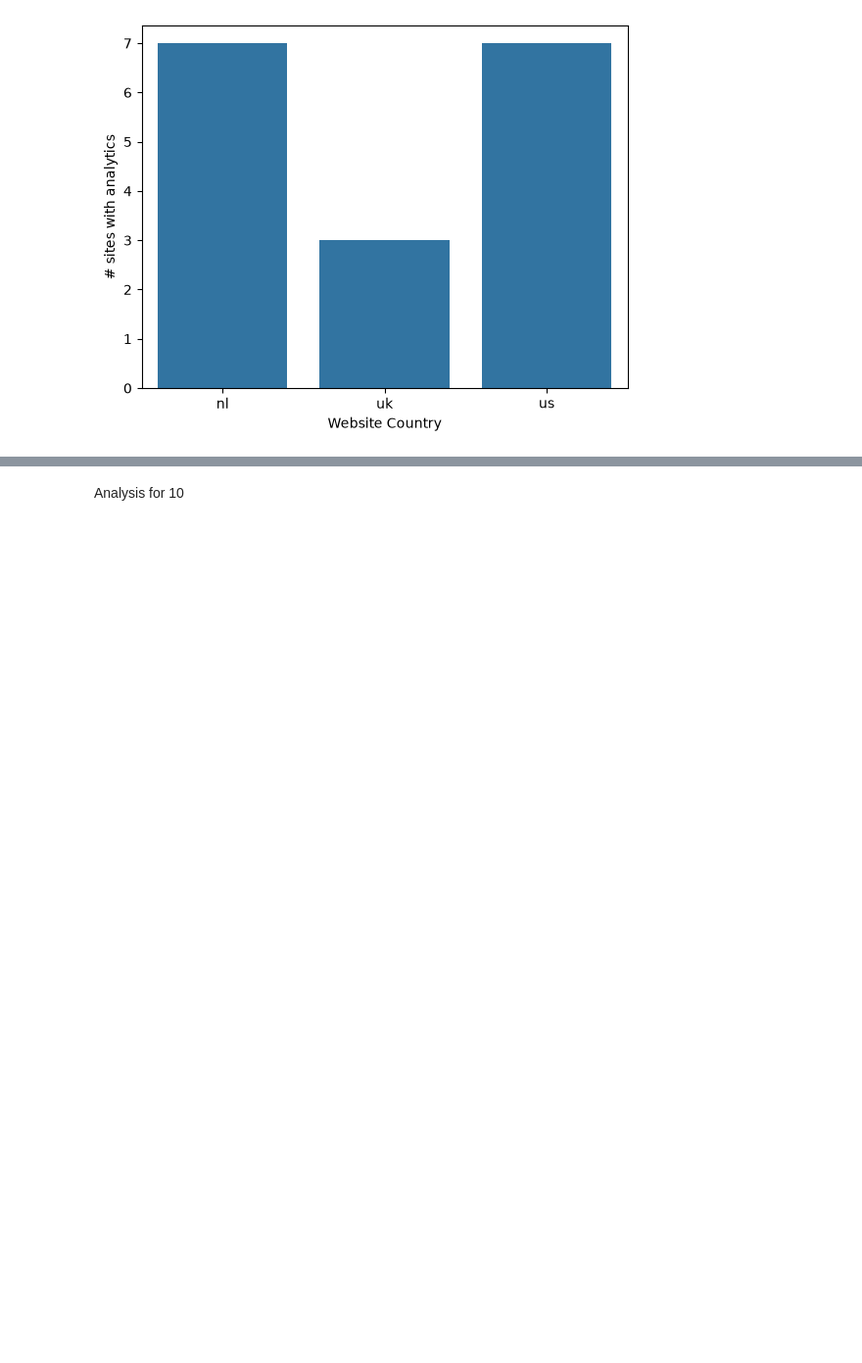
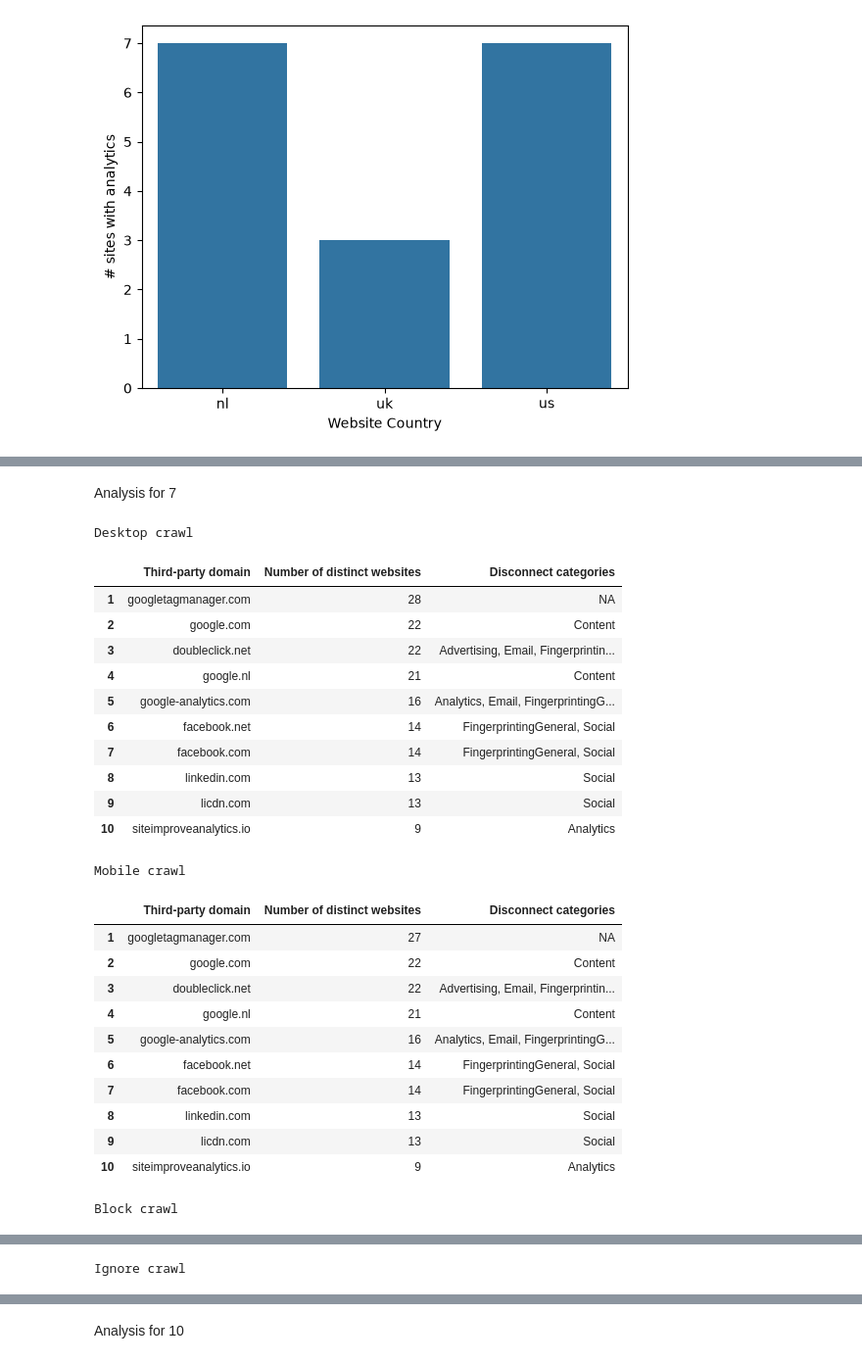
Before and after one commit to erikaw1644/OnlineTrackingAssignment2, a Jupyter notebook: analysis/crawler_analysis.ipynb, the cells around one changed output, grey strips where cells are left out. Shown at 98% size. Drawn from its saved outputs; the diff is of its cells as text; code cells hidden in the pictures; blank space fills up the shorter version.

Commit message:
analysis 1-13.b done

```diff
--- a/analysis/crawler_analysis.ipynb
+++ b/analysis/crawler_analysis.ipynb
@@ -277,0 +282,16 @@ plt.show()
+# %%
+# Dictionary to map the set of websites that contacted every third-party domain in both the desktop and mobile crawl
+domains_per_site = {}
+
+for crawl in hars:
+    domains_per_site[crawl] = {}
+    for site, har in hars[crawl].items():
+        page_url = get_page_url(har)
+        valid_entries = get_valid_entries(har)
+
+        # Iterate through all domains from the set of third-party domains
+        for domain in get_third_party_domains(valid_entries, page_url):
+            if domain not in domains_per_site[crawl]:                                   # If the domain is not in domains_per_site, we add it
+                domains_per_site[crawl][domain] = set()
+
+            domains_per_site[crawl][domain].add(site)
@@ -277,0 +335,62 @@ plt.show()
+# %% [markdown]
+Analysis for 7
+# %%
+# Builds a table of the top 10 most prevalent third-party domains based on the number of distinct websites
+# where a third-party domain was contacted
+def top_domains_table(crawl, top_n=10):
+    pairs = []                                                                          # List of (number of websites, domain) pairs
+
+    # sites: set of websites that contacted the domain
+    for domain, sites in domains_per_site[crawl].items():
+        distinct_websites = len(sites)
+        pairs.append((distinct_websites, domain))
+
+    # Sorted by the website count with the largest first
+    pairs.sort(reverse=True)
+
+    rows = []                                                                           # One row per domain: (domain, website count, categories)
+    for num_sites, domain in pairs[:top_n]:                                             # Iterate up until the 10th most prevalent domain
+        categories = domain_to_categories.get(domain, set())                            # Retrieves the categories of this domain in Disconnect's blocklist
+
+        if categories:
+            cat_text = ", ".join(sorted(categories))                                    # List of categories
+        else:
+            cat_text = "NA"                                                             # For cases where the domain is not in Disconnect's list
+
+        rows.append((domain, num_sites, cat_text))
+
+    # Makes the list of rows into a table of columns found in the assignment
+    table = pd.DataFrame(rows, columns=["Third-party domain", "Number of distinct websites", "Disconnect categories"])
+    table.index = range(1, len(table) + 1)                                              # Lists the table from 1-10 instead of 0-9
+    return table
+
+# Creates one table per crawl
+for crawl in ["desktop", "mobile", "block", "ignore"]:
+    print(crawl.capitalize(), "crawl")
+    display(top_domains_table(crawl))
+# %% [output]
+Desktop crawl
+|  | Third-party domain | Number of distinct websites | Disconnect categories |
+| 1 | googletagmanager.com | 28 | NA |
+| 2 | google.com | 22 | Content |
+| 3 | doubleclick.net | 22 | Advertising, Email, Fingerprintin... |
+| 4 | google.nl | 21 | Content |
+| 5 | google-analytics.com | 16 | Analytics, Email, FingerprintingG... |
+| 6 | facebook.net | 14 | FingerprintingGeneral, Social |
+| 7 | facebook.com | 14 | FingerprintingGeneral, Social |
+| 8 | linkedin.com | 13 | Social |
+| 9 | licdn.com | 13 | Social |
+| 10 | siteimproveanalytics.io | 9 | Analytics |
+Mobile crawl
+|  | Third-party domain | Number of distinct websites | Disconnect categories |
+| 1 | googletagmanager.com | 27 | NA |
+| 2 | google.com | 22 | Content |
+| 3 | doubleclick.net | 22 | Advertising, Email, Fingerprintin... |
+| 4 | google.nl | 21 | Content |
+| 5 | google-analytics.com | 16 | Analytics, Email, FingerprintingG... |
+| 6 | facebook.net | 14 | FingerprintingGeneral, Social |
+| 7 | facebook.com | 14 | FingerprintingGeneral, Social |
+| 8 | linkedin.com | 13 | Social |
+| 9 | licdn.com | 13 | Social |
+| 10 | siteimproveanalytics.io | 9 | Analytics |
+Block crawl
@@ -277,0 +408 @@ plt.show()
+Ignore crawl
```
Also changed, not shown: parts of 13 cells of this notebook.
